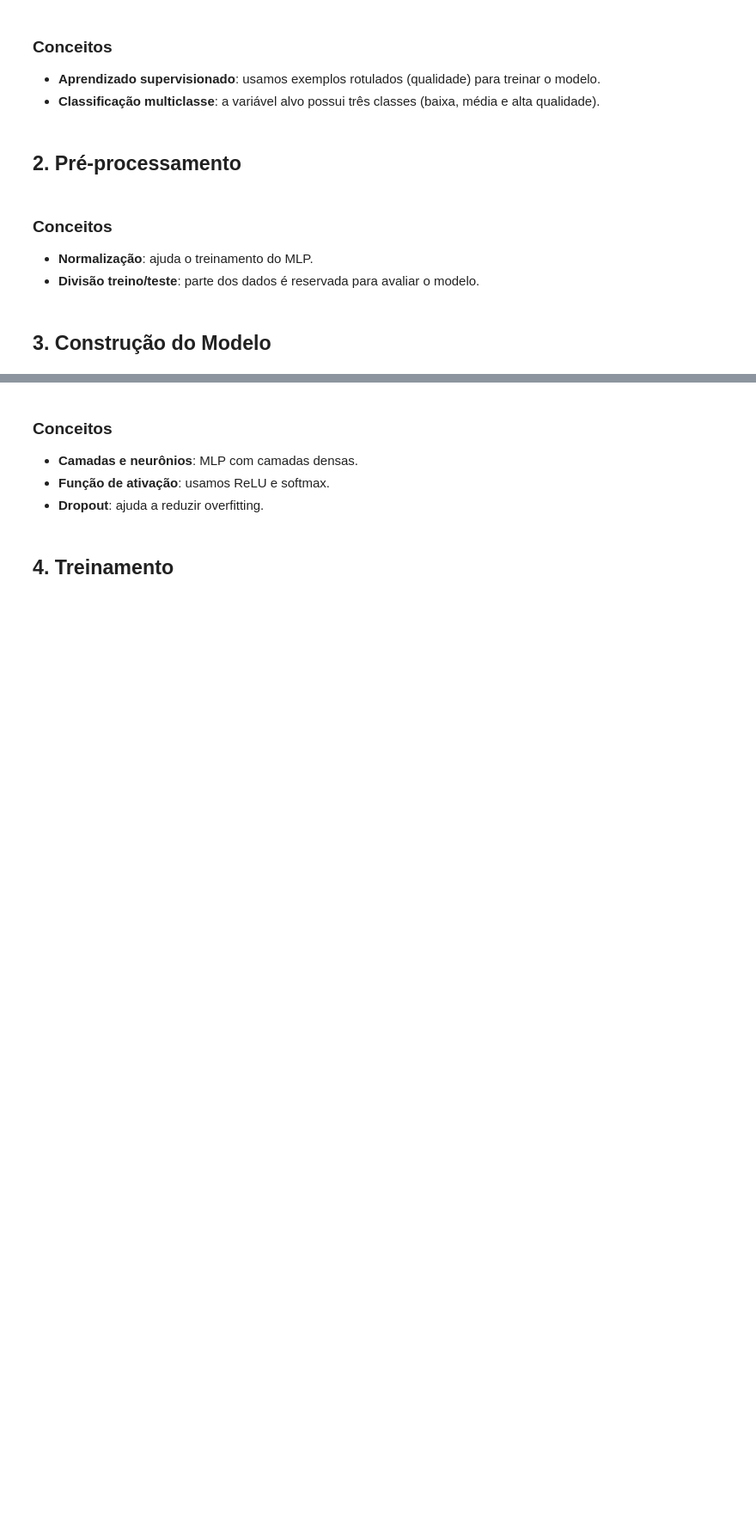
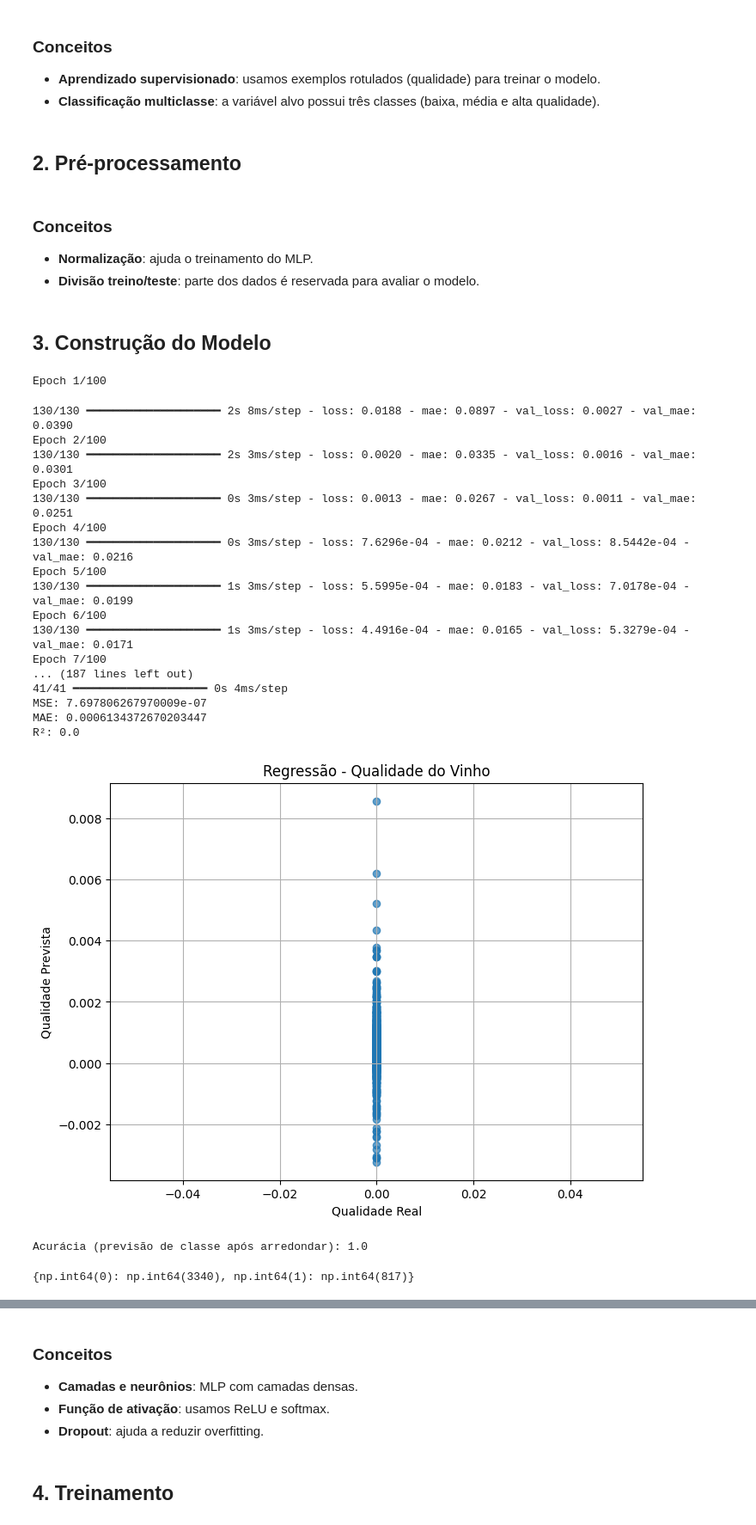
Before and after one commit to cadusouza2001/vinho, a Jupyter notebook: wine_quality_nn.ipynb, the cells around one changed output, grey strips where cells are left out. Shown: that part at 86% size. Saved outputs shown, nothing was run; the diff lists cells and outputs as text; code cells hidden in the pictures; blank space fills up the shorter version.

```diff
--- a/wine_quality_nn.ipynb
+++ b/wine_quality_nn.ipynb
@@ -57,5 +105,76 @@ plt.show()
 - **Divisão treino/teste**: parte dos dados é reservada para avaliar o modelo.
 # %% [markdown]
 ## 3. Construção do Modelo
+# %%
+from sklearn.model_selection import train_test_split
+from sklearn.preprocessing import StandardScaler
+from sklearn.metrics import mean_squared_error, mean_absolute_error, r2_score
+from tensorflow.keras.models import Sequential
+from tensorflow.keras.layers import Dense
+
+model = Sequential()
+model.add(Dense(64, activation='relu', input_shape=(X_train.shape[1],)))
+model.add(Dense(32, activation='relu'))
+model.add(Dense(1, activation='linear'))
+
+# --- Compilação do modelo ---
+model.compile(optimizer='adam', loss='mean_squared_error', metrics=['mae'])
+
+# --- Treinamento do modelo ---
+history = model.fit(
+    X_train, y_train,
+    epochs=100,
+    batch_size=32,
+    validation_data=(X_val, y_val),
+    verbose=1
+)
+
+# --- Avaliação no conjunto de teste ---
+y_pred = model.predict(X_test).flatten()
+print("MSE:", mean_squared_error(y_test, y_pred))
+print("MAE:", mean_absolute_error(y_test, y_pred))
+print("R²:", r2_score(y_test, y_pred))
+
+# --- Visualização: reais vs previstos ---
+plt.figure(figsize=(8,6))
+plt.scatter(y_test, y_pred, alpha=0.7)
+plt.xlabel("Qualidade Real")
+plt.ylabel("Qualidade Prevista")
+plt.title("Regressão - Qualidade do Vinho")
+plt.grid(True)
+plt.show()
+# %% [output]
+Epoch 1/100
+130/130 ━━━━━━━━━━━━━━━━━━━━ 2s 8ms/step - loss: 0.0188 - mae: 0.0897 - val_loss: 0.0027 - val_mae: 0.0390
+Epoch 2/100
+130/130 ━━━━━━━━━━━━━━━━━━━━ 2s 3ms/step - loss: 0.0020 - mae: 0.0335 - val_loss: 0.0016 - val_mae: 0.0301
+Epoch 3/100
+130/130 ━━━━━━━━━━━━━━━━━━━━ 0s 3ms/step - loss: 0.0013 - mae: 0.0267 - val_loss: 0.0011 - val_mae: 0.0251
+Epoch 4/100
+130/130 ━━━━━━━━━━━━━━━━━━━━ 0s 3ms/step - loss: 7.6296e-04 - mae: 0.0212 - val_loss: 8.5442e-04 - val_mae: 0.0216
+Epoch 5/100
+130/130 ━━━━━━━━━━━━━━━━━━━━ 1s 3ms/step - loss: 5.5995e-04 - mae: 0.0183 - val_loss: 7.0178e-04 - val_mae: 0.0199
+Epoch 6/100
+130/130 ━━━━━━━━━━━━━━━━━━━━ 1s 3ms/step - loss: 4.4916e-04 - mae: 0.0165 - val_loss: 5.3279e-04 - val_mae: 0.0171
+Epoch 7/100
+... (187 lines left out)
+41/41 ━━━━━━━━━━━━━━━━━━━━ 0s 4ms/step
+MSE: 7.697806267970009e-07
+MAE: 0.0006134372670203447
+R²: 0.0
+[figure, added]
+# %%
+y_pred_rounded = np.rint(y_pred).astype(int)
+from sklearn.metrics import accuracy_score
+acc = accuracy_score(y_test, y_pred_rounded)
+print("Acurácia (previsão de classe após arredondar):", acc)
+# %% [output]
+Acurácia (previsão de classe após arredondar): 1.0
+# %%
+import numpy as np
+unique, counts = np.unique(y_train, return_counts=True)
+print(dict(zip(unique, counts)))
+# %% [output]
+{np.int64(0): np.int64(3340), np.int64(1): np.int64(817)}
 # %%
 from tensorflow.keras.models import Sequential
```
Also changed, not shown: parts of 20 cells of this notebook, 1 other file.
